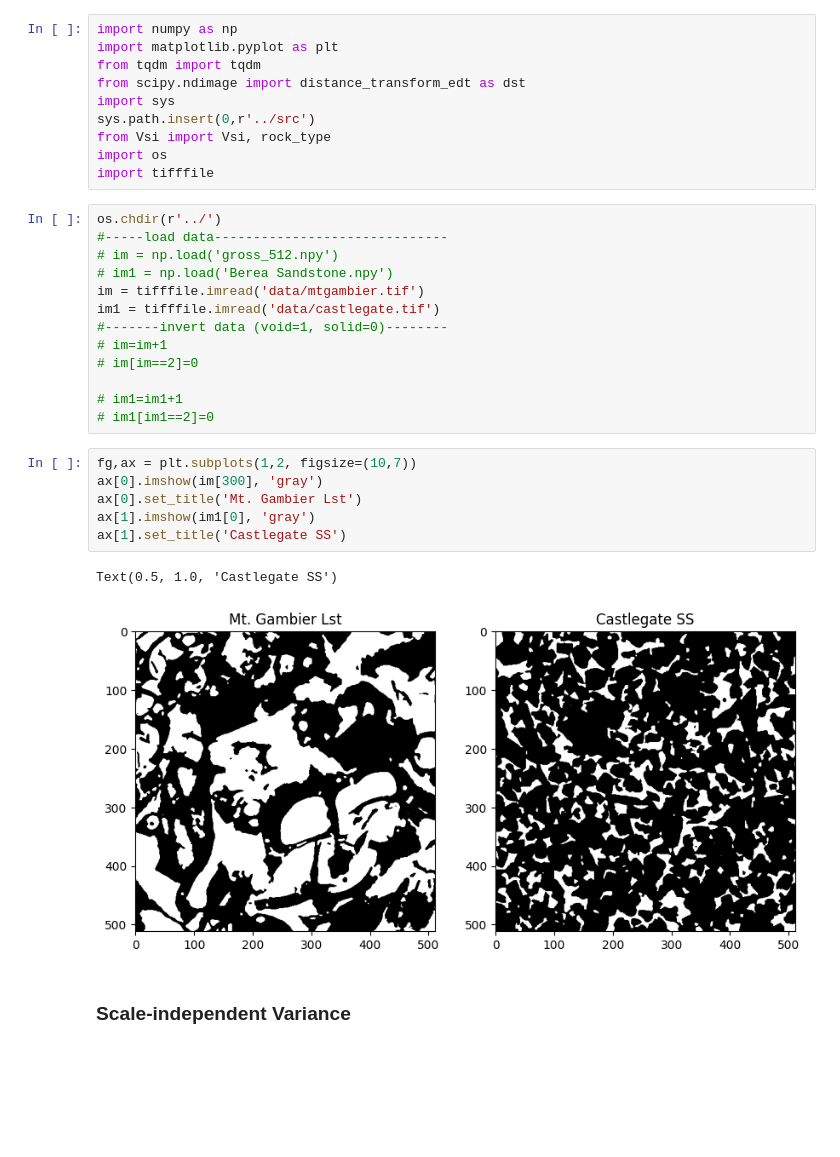
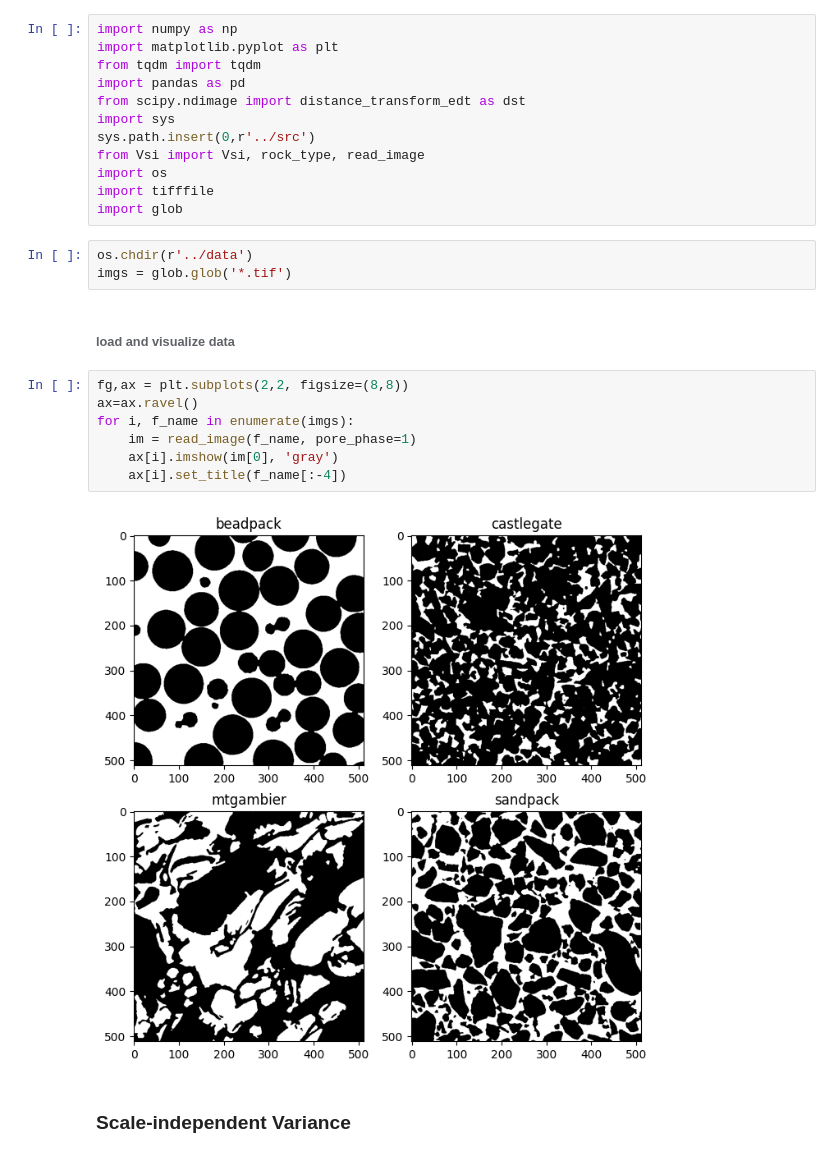
Before and after one commit to thoth291/porescale_quantification_workshop, a Jupyter notebook: tutorial/1B_Heterogeneity_Ali.ipynb, the cells around one changed output. Drawn from its saved outputs; the diff is of its cells as text; blank space fills up the shorter version.

```diff
--- a/tutorial/1B_Heterogeneity_Ali.ipynb
+++ b/tutorial/1B_Heterogeneity_Ali.ipynb
@@ -2,33 +2,27 @@
 import numpy as np
 import matplotlib.pyplot as plt
 from tqdm import tqdm
+import pandas as pd
 from scipy.ndimage import distance_transform_edt as dst
 import sys
 sys.path.insert(0,r'../src')
-from Vsi import Vsi, rock_type
+from Vsi import Vsi, rock_type, read_image
 import os
 import tifffile
+import glob
-# %%
-os.chdir(r'../')
-#-----load data------------------------------
-# im = np.load('gross_512.npy')
-# im1 = np.load('Berea Sandstone.npy')
-im = tifffile.imread('data/mtgambier.tif')
-im1 = tifffile.imread('data/castlegate.tif')
-#-------invert data (void=1, solid=0)--------
-# im=im+1
-# im[im==2]=0
-
-# im1=im1+1
-# im1[im1==2]=0
-# %%
-fg,ax = plt.subplots(1,2, figsize=(10,7))
-ax[0].imshow(im[300], 'gray')
-ax[0].set_title('Mt. Gambier Lst')
-ax[1].imshow(im1[0], 'gray')
-ax[1].set_title('Castlegate SS')
-# %% [output]
-Text(0.5, 1.0, 'Castlegate SS')
-[figure, removed]
+# %%
+os.chdir(r'../data')
+imgs = glob.glob('*.tif')
+# %% [markdown]
+###### load and visualize data
+# %%
+fg,ax = plt.subplots(2,2, figsize=(8,8))
+ax=ax.ravel()
+for i, f_name in enumerate(imgs):
+    im = read_image(f_name, pore_phase=1)
+    ax[i].imshow(im[0], 'gray')
+    ax[i].set_title(f_name[:-4])
+# %% [output]
+[figure, added]
 # %% [markdown]
 ### Scale-independent Variance
```
Also changed, not shown: parts of 12 cells of this notebook.
